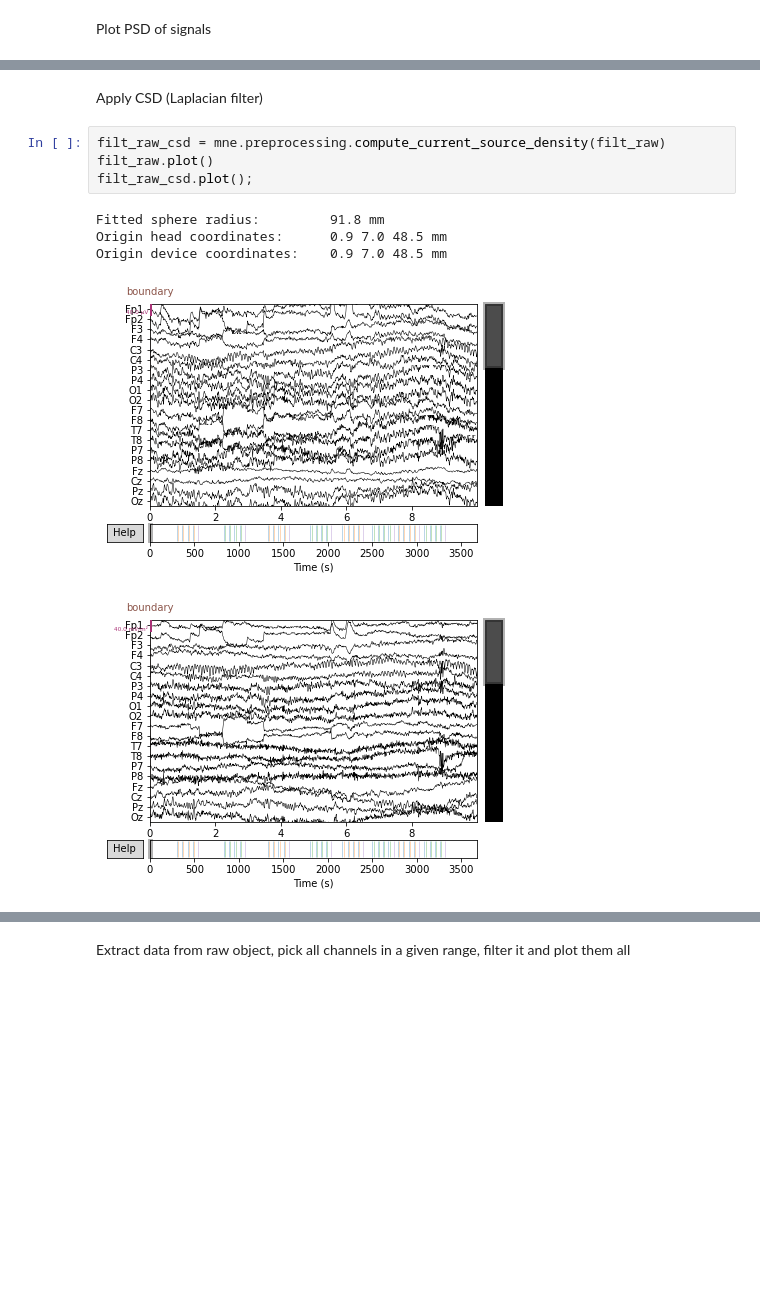
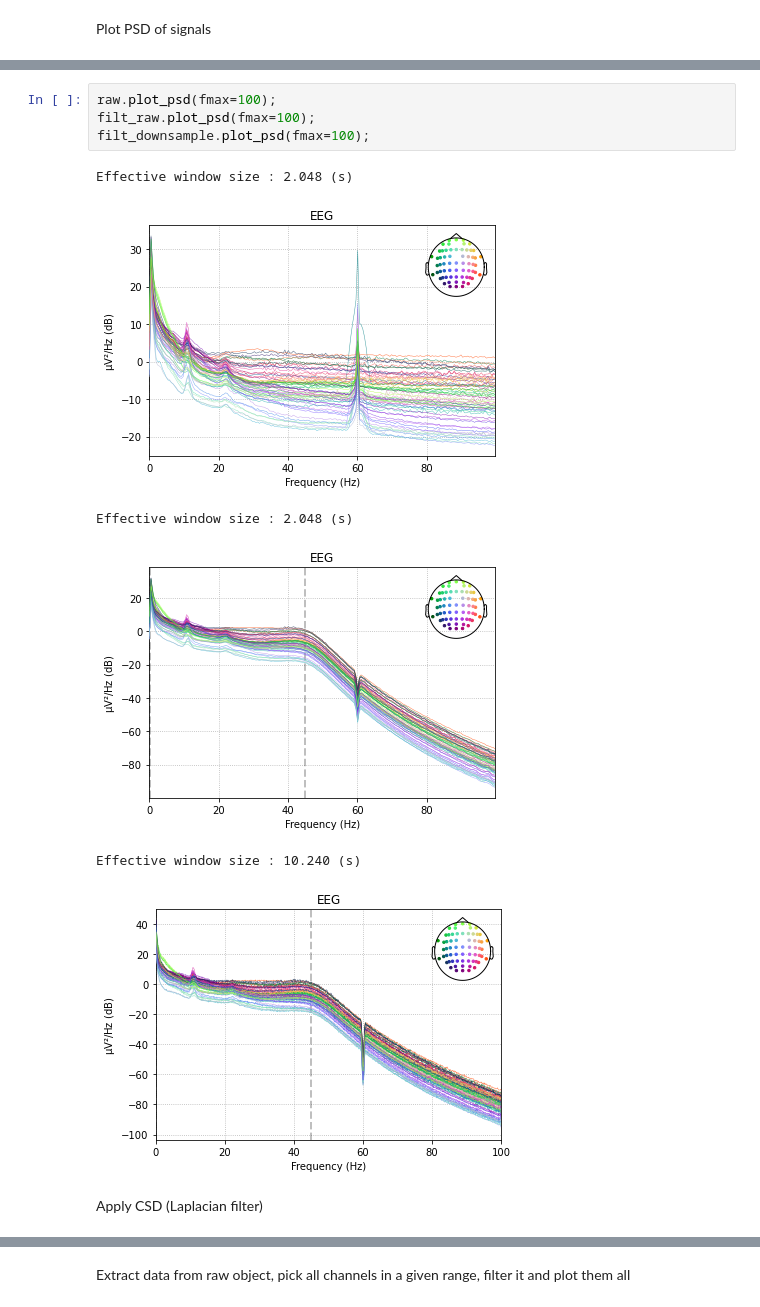
Before and after one commit to raffaela/eeg_emocoes, a Jupyter notebook: read_EEG.ipynb, the cells around one changed output, grey strips where cells are left out. Cells and saved outputs as stored; diff of their text form; blank space fills up the shorter version.

```diff
--- a/read_EEG.ipynb
+++ b/read_EEG.ipynb
@@ -95,12 +124,13 @@ Effective window size : 2.048 (s)
+# %%
+raw.plot_psd(fmax=100);
+filt_raw.plot_psd(fmax=100);
+filt_downsample.plot_psd(fmax=100);
+# %% [output]
+Effective window size : 2.048 (s)
+[figure, added]
+Effective window size : 2.048 (s)
+[figure, added]
+Effective window size : 10.240 (s)
+[figure, added]
 # %% [markdown]
 Apply CSD (Laplacian filter)
-# %%
-filt_raw_csd = mne.preprocessing.compute_current_source_density(filt_raw)
-filt_raw.plot()
-filt_raw_csd.plot();
-# %% [output]
-Fitted sphere radius:         91.8 mm
-Origin head coordinates:      0.9 7.0 48.5 mm
-Origin device coordinates:    0.9 7.0 48.5 mm
-[figure, removed]
-[figure, removed]
```
Also changed, not shown: parts of 34 cells of this notebook, 1 other file.
